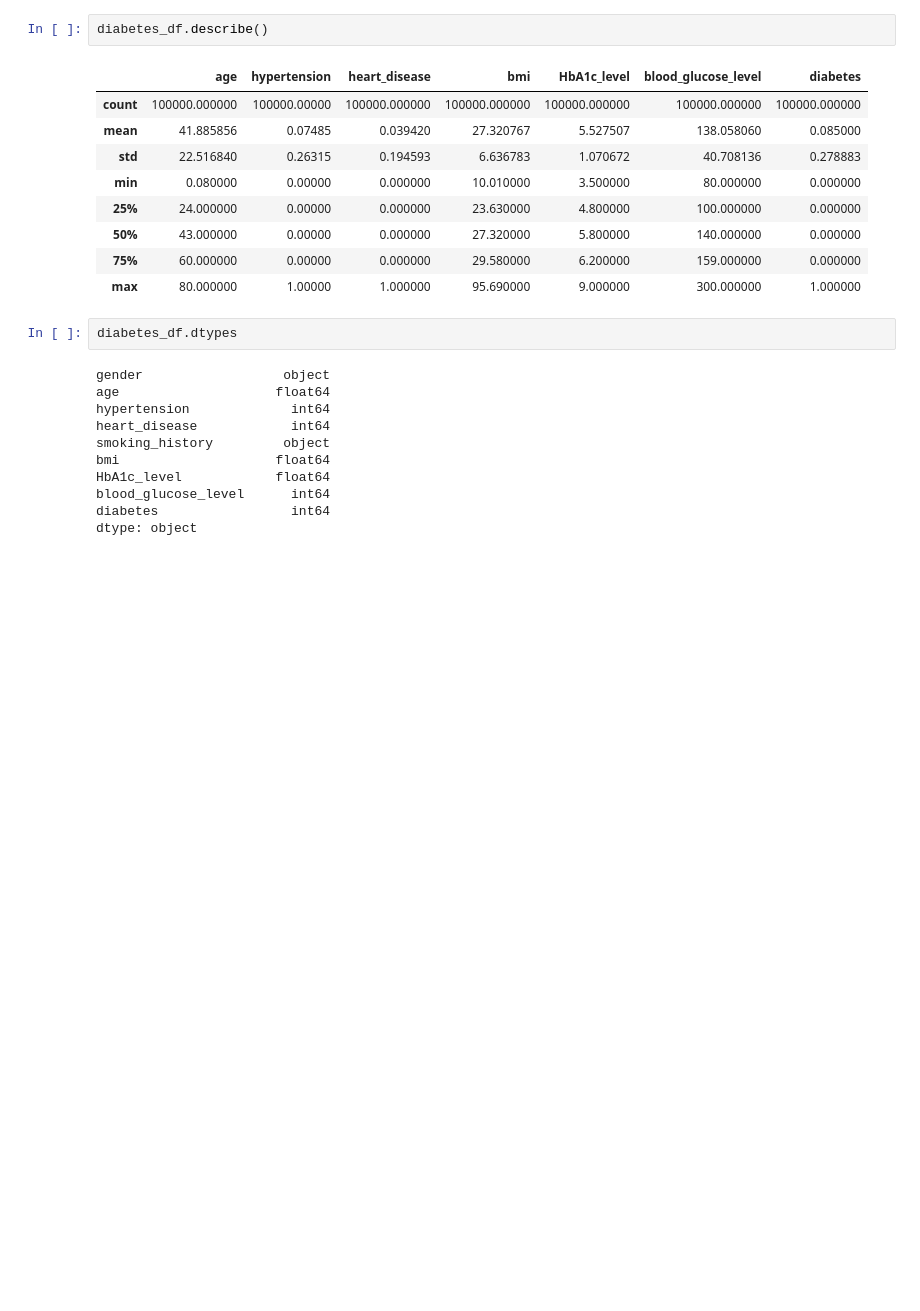
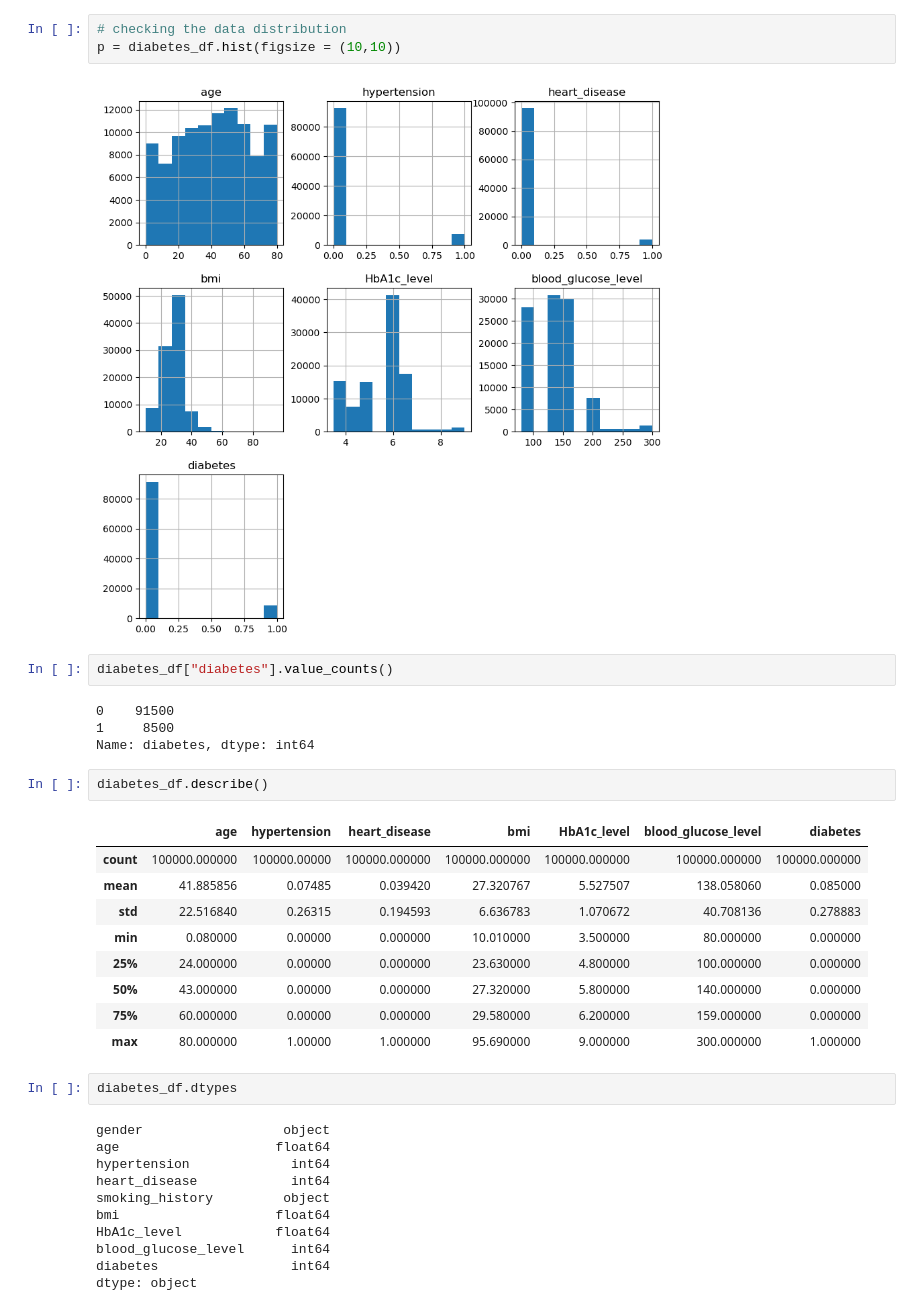
Before and after one commit to Faraz-Tab/ML_Final_Project, a Jupyter notebook: Diabetes/nn_model/NN_code_diabetes.ipynb, the cells around one changed output. Cells and saved outputs as stored; diff of their text form; blank space fills up the shorter version.

```diff
--- a/Diabetes/nn_model/NN_code_diabetes.ipynb
+++ b/Diabetes/nn_model/NN_code_diabetes.ipynb
@@ -27,3 +28,14 @@ diabetes_df
+# %%
+# checking the data distribution
+p = diabetes_df.hist(figsize = (10,10))
+# %% [output]
+[figure, added]
+# %%
+diabetes_df["diabetes"].value_counts()
+# %% [output]
+0    91500
+1     8500
+Name: diabetes, dtype: int64
 # %%
 diabetes_df.describe()
 # %% [output]
```
Also changed, not shown: parts of 24 cells of this notebook.
